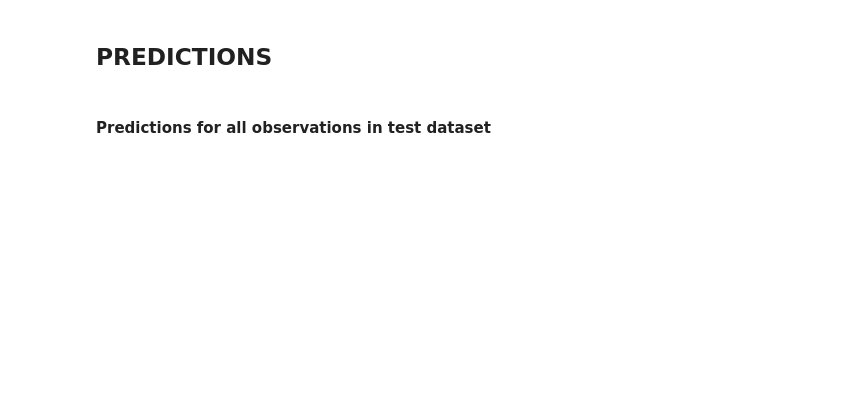
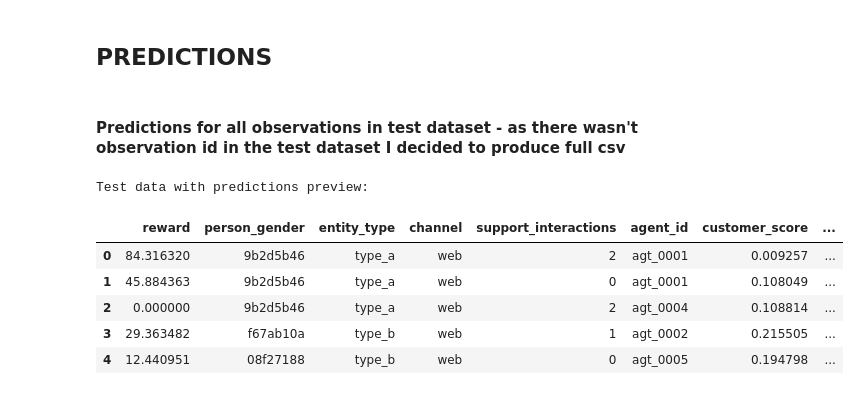
Before and after one commit to WojciechHrycenko/MachineLearning1, a Jupyter notebook: Insurances/Insurance_For_Classification.ipynb, the cells around one changed output. Cells and saved outputs as stored; diff of their text form; code cells hidden in the pictures; blank space fills up the shorter version.

```diff
--- a/Insurances/Insurance_For_Classification.ipynb
+++ b/Insurances/Insurance_For_Classification.ipynb
@@ -1765,32 +538,3 @@ Weaknesses/Areas for Improvement:
 
 - Low Precision for Minority Class (Class 1): This is the biggest issue. A precision of 5.73% means that for every 100 times the model predicts "Class 1", only about 6 of those predictions are actually correct. This leads to a high number of false positives for Class 1.
 - Low F1-score for Minority Class: The F1-score of 0.1069 confirms that the model struggles to balance precision and recall for Class 1.
-# %%
-# Model
-log_reg_model = best_log.named_steps['classifier']
-
-# Feature names after preprocessing
-feature_names = best_log.named_steps['preprocessing'].get_feature_names_out()
-
-# Fix names for target encoding
-target_cols = ['entity_type','person_gender', 'agent_id','product_id', 'location', 'channel', 'support_interactions', 'entity_a']
-for i, col in enumerate(target_cols):
-    feature_names = [name.replace(f'target__{i}', f'target__{col}') for name in feature_names]
-
-# Model coefficients
-coefficients = log_reg_model.coef_[0]
-
-# DataFrame with results
-coef_df = pd.DataFrame({
-    'Feature': feature_names,
-    'Coefficient': coefficients,
-    'AbsCoefficient': abs(coefficients)
-}).sort_values(by='AbsCoefficient', ascending=False)
-
-# Plot with readable names
-plt.figure(figsize=(10, 6))
-plt.barh(coef_df['Feature'][:20][::-1], coef_df['Coefficient'][:20][::-1])
-plt.xlabel("Coefficient")
-plt.title("Top 20 most important features")
-plt.tight_layout()
-plt.show()
@@ -2221,29 +696,37 @@ print(f"Zbalansowana Dokładność (Zbiór Testowy): {balanced_acc_test_svm:.4f}
 # %% [markdown]
 ## PREDICTIONS
 # %% [markdown]
-#### Predictions for all observations in test dataset
+#### Predictions for all observations in test dataset - as there wasn't observation id in the test dataset I decided to produce full csv
 # %%
 # Load test data
 df_test = pd.read_csv(f"{raw_input_data_path}/insurance_test.csv")
 
 # Preserve identifier (if exists, e.g., claim_id or other unique ID)
 # If no identifier exists, keep the index as reference
 df_test_reset = df_test.reset_index(drop=True)
 
 # Apply data transformations - same preprocessing as training set
 # (preprocessor was already fitted during training)
 X_test = df_test[log_cols + target_cols].copy()
 
 # Generate probabilistic predictions and class predictions
 claim_proba = best_log.predict_proba(X_test)[:, 1]  # Probability of positive class
 claim_pred = best_log.predict(X_test)  # Binary class predictions
 
 # Combine predictions with original test data
 df_test_with_preds = df_test_reset.copy()
 df_test_with_preds['claim_proba'] = claim_proba  # Add probability predictions
 df_test_with_preds['claim_pred'] = claim_pred    # Add class predictions
 
 # Export results and preview
-df_test_with_preds.to_csv(f"{preprocessed_output_data_path}/insurance_test_with_predictions.csv", index=False)
+df_test_with_preds.to_csv(f"insurance_test_with_predictions.csv", index=False)
 print("Test data with predictions preview:")
 df_test_with_preds.head()
+# %% [output]
+Test data with predictions preview:
+|  | reward | person_gender | entity_type | channel | support_interactions | agent_id | customer_score | ... |
+| 0 | 84.316320 | 9b2d5b46 | type_a | web | 2 | agt_0001 | 0.009257 | ... |
+| 1 | 45.884363 | 9b2d5b46 | type_a | web | 0 | agt_0001 | 0.108049 | ... |
+| 2 | 0.000000 | 9b2d5b46 | type_a | web | 2 | agt_0004 | 0.108814 | ... |
+| 3 | 29.363482 | f67ab10a | type_b | web | 1 | agt_0002 | 0.215505 | ... |
+| 4 | 12.440951 | 08f27188 | type_b | web | 0 | agt_0005 | 0.194798 | ... |
```
Also changed, not shown: parts of 89 cells of this notebook, 3 other files.
